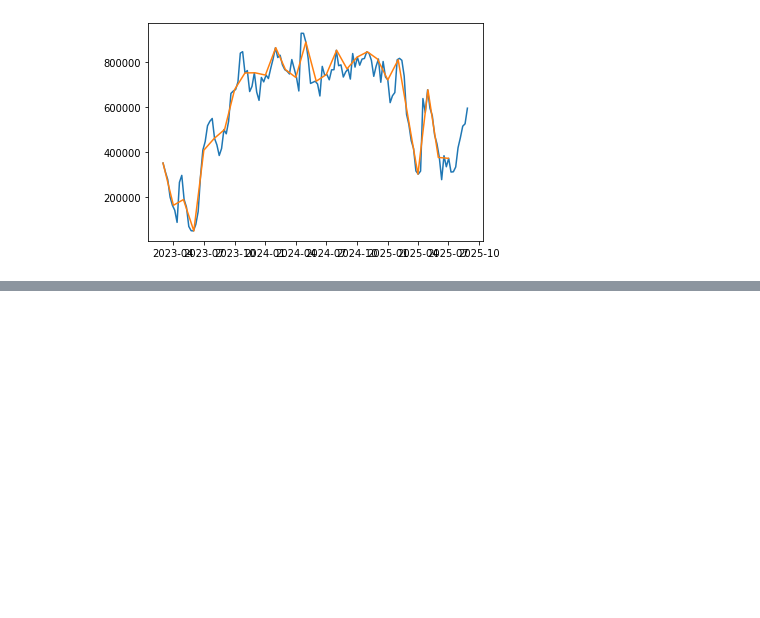
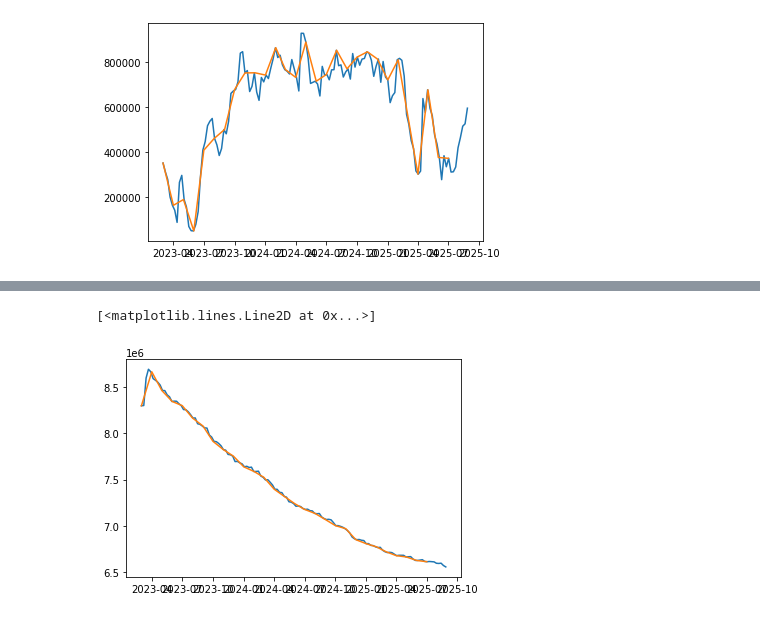
Before and after one commit to michaelneuder/money, a Jupyter notebook: fed-balance-sheet.ipynb, the cells around one changed output, grey strips where cells are left out. Cells and saved outputs as stored; diff of their text form; code cells hidden in the pictures; blank space fills up the shorter version.

```diff
--- a/fed-balance-sheet.ipynb
+++ b/fed-balance-sheet.ipynb
@@ -119,0 +109,10 @@ plt.show()
+# %%
+liabilities_nearest = pd.merge_asof(
+    reserves_latest[['date']], tl_latest, on='date', direction='nearest'
+)
+
+plt.plot(tl_latest['date'], tl_latest['value'])
+plt.plot(liabilities_nearest['date'], liabilities_nearest['value'])
+# %% [output]
+[<matplotlib.lines.Line2D at 0x...>]
+[figure, added]
```
Also changed, not shown: parts of 5 cells of this notebook, 1 other file.
